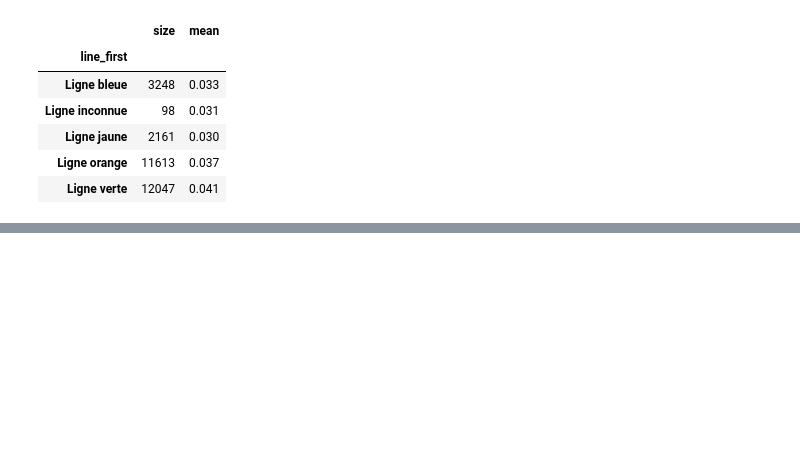
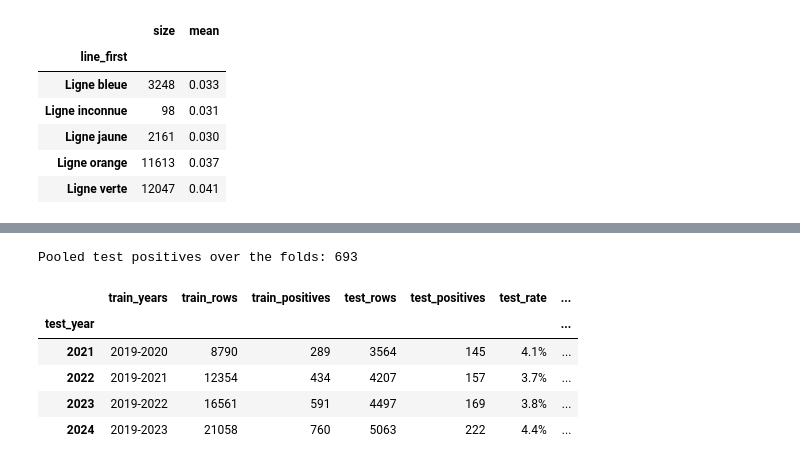
Before and after one commit to elcine/DS_challenge, a Jupyter notebook: notebooks/analysis.ipynb, the cells around one changed output, grey strips where cells are left out. Cells and saved outputs as stored; diff of their text form; code cells hidden in the pictures; blank space fills up the shorter version.

Commit message:
Record validation decision D4 and add yearly fold construction
Co-Authored-By: Claude Fable 5.2 <noreply@anthropic.com>

```diff
--- a/notebooks/analysis.ipynb
+++ b/notebooks/analysis.ipynb
@@ -1561,0 +1568,16 @@ Non affecté       Ligne inconnue  False             97
+# %%
+from src import validation
+
+# Expanding window: test on 2021, 2022, 2023, 2024, each time training on all earlier years.
+expanding = validation.rolling_origin_folds(model_table, test_years=[2021, 2022, 2023, 2024])
+expanding_table = validation.describe_folds(model_table, expanding, target="is_major")
+print(f"Pooled test positives over the folds: {expanding_table['test_positives'].sum()}")
+expanding_table.style.format({"test_rate": "{:.1%}"})
+# %% [output]
+Pooled test positives over the folds: 693
+|  | train_years | train_rows | train_positives | test_rows | test_positives | test_rate | ... |
+| test_year |  |  |  |  |  |  | ... |
+| 2021 | 2019-2020 | 8790 | 289 | 3564 | 145 | 4.1% | ... |
+| 2022 | 2019-2021 | 12354 | 434 | 4207 | 157 | 3.7% | ... |
+| 2023 | 2019-2022 | 16561 | 591 | 4497 | 169 | 3.8% | ... |
+| 2024 | 2019-2023 | 21058 | 760 | 5063 | 222 | 4.4% | ... |
```
Also changed, not shown: parts of 5 cells of this notebook, 3 other files.
